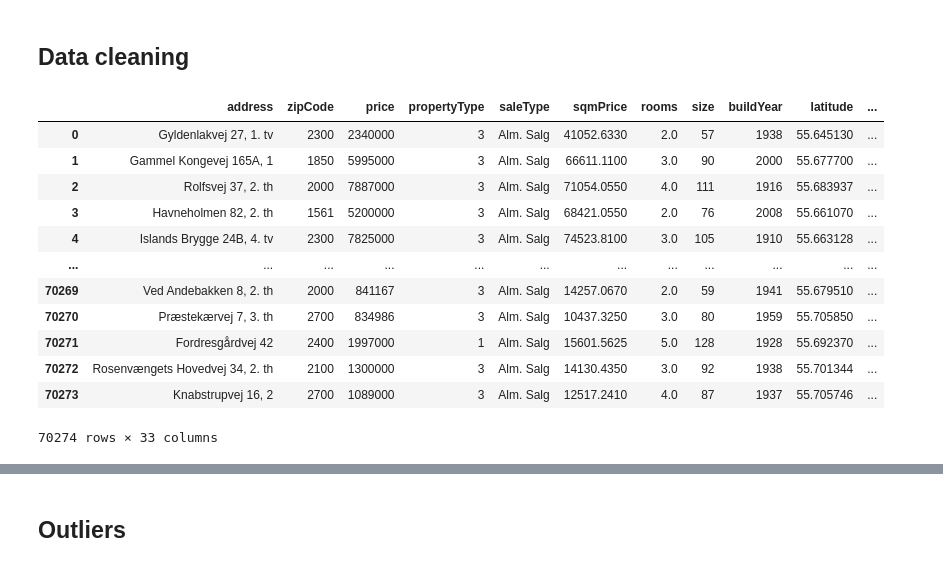
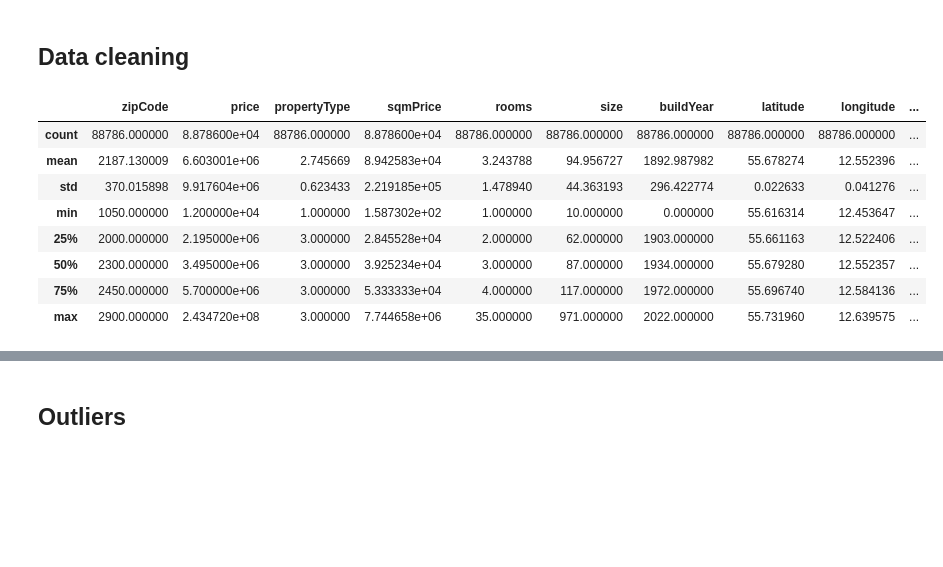
Before and after one commit to yapicikerem/ISDS_G9, a Jupyter notebook: Exam_G9.ipynb, the cells around one changed output, grey strips where cells are left out. Saved outputs shown, nothing was run; the diff lists cells and outputs as text; code cells hidden in the pictures; blank space fills up the shorter version.

```diff
--- a/Exam_G9.ipynb
+++ b/Exam_G9.ipynb
@@ -93,32 +88,25 @@ list.extend(non_relevant)
 
 # dropping lists
 boliga = boliga.drop(columns=list)
+# %%
+boliga.describe()
+# %% [output]
+|  | zipCode | price | propertyType | sqmPrice | rooms | size | buildYear | latitude | longitude | ... |
+| count | 88786.000000 | 8.878600e+04 | 88786.000000 | 8.878600e+04 | 88786.000000 | 88786.000000 | 88786.000000 | 88786.000000 | 88786.000000 | ... |
+| mean | 2187.130009 | 6.603001e+06 | 2.745669 | 8.942583e+04 | 3.243788 | 94.956727 | 1892.987982 | 55.678274 | 12.552396 | ... |
+| std | 370.015898 | 9.917604e+06 | 0.623433 | 2.219185e+05 | 1.478940 | 44.363193 | 296.422774 | 0.022633 | 0.041276 | ... |
+| min | 1050.000000 | 1.200000e+04 | 1.000000 | 1.587302e+02 | 1.000000 | 10.000000 | 0.000000 | 55.616314 | 12.453647 | ... |
+| 25% | 2000.000000 | 2.195000e+06 | 3.000000 | 2.845528e+04 | 2.000000 | 62.000000 | 1903.000000 | 55.661163 | 12.522406 | ... |
+| 50% | 2300.000000 | 3.495000e+06 | 3.000000 | 3.925234e+04 | 3.000000 | 87.000000 | 1934.000000 | 55.679280 | 12.552357 | ... |
+| 75% | 2450.000000 | 5.700000e+06 | 3.000000 | 5.333333e+04 | 4.000000 | 117.000000 | 1972.000000 | 55.696740 | 12.584136 | ... |
+| max | 2900.000000 | 2.434720e+08 | 3.000000 | 7.744658e+06 | 35.000000 | 971.000000 | 2022.000000 | 55.731960 | 12.639575 | ... |
 # %%
-#boliga.describe()
-
-# check buildYear, ejendomsværdiskat, grundskyld, monthlyPropertyTax, lotSize, evaluationPrice, latesstRebuildYear, appartmentsWithKitchensQuantity, toiletQuantity, bathroomQuantity
+# checking relevant variables for zero value
 
 boliga['bathroomQuantity'].unique()
 
 # dropping columns with 0 values
-
-boliga = boliga.loc[(boliga[['buildYear', 'ejendomsværdiskat','grundskyld', 'monthlyPropertyTax', 'appartmentsWithKitchensQuantity', 'toiletQuantity', 'bathroomQuantity']] != 0).all(axis=1)].reset_index(drop=True)
-
-boliga
+boliga = boliga.loc[(boliga[['buildYear', 'ejendomsværdiskat','grundskyld', 'monthlyPropertyTax', 'toiletQuantity', 'bathroomQuantity']] != 0).all(axis=1)].reset_index(drop=True)
-# %% [output]
-|  | address | zipCode | price | propertyType | saleType | sqmPrice | rooms | size | buildYear | latitude | ... |
-| 0 | Gyldenlakvej 27, 1. tv | 2300 | 2340000 | 3 | Alm. Salg | 41052.6330 | 2.0 | 57 | 1938 | 55.645130 | ... |
-| 1 | Gammel Kongevej 165A, 1 | 1850 | 5995000 | 3 | Alm. Salg | 66611.1100 | 3.0 | 90 | 2000 | 55.677700 | ... |
-| 2 | Rolfsvej 37, 2. th | 2000 | 7887000 | 3 | Alm. Salg | 71054.0550 | 4.0 | 111 | 1916 | 55.683937 | ... |
-| 3 | Havneholmen 82, 2. th | 1561 | 5200000 | 3 | Alm. Salg | 68421.0550 | 2.0 | 76 | 2008 | 55.661070 | ... |
-| 4 | Islands Brygge 24B, 4. tv | 2300 | 7825000 | 3 | Alm. Salg | 74523.8100 | 3.0 | 105 | 1910 | 55.663128 | ... |
-| ... | ... | ... | ... | ... | ... | ... | ... | ... | ... | ... | ... |
-| 70269 | Ved Andebakken 8, 2. th | 2000 | 841167 | 3 | Alm. Salg | 14257.0670 | 2.0 | 59 | 1941 | 55.679510 | ... |
-| 70270 | Præstekærvej 7, 3. th | 2700 | 834986 | 3 | Alm. Salg | 10437.3250 | 3.0 | 80 | 1959 | 55.705850 | ... |
-| 70271 | Fordresgårdvej 42 | 2400 | 1997000 | 1 | Alm. Salg | 15601.5625 | 5.0 | 128 | 1928 | 55.692370 | ... |
-| 70272 | Rosenvængets Hovedvej 34, 2. th | 2100 | 1300000 | 3 | Alm. Salg | 14130.4350 | 3.0 | 92 | 1938 | 55.701344 | ... |
-| 70273 | Knabstrupvej 16, 2 | 2700 | 1089000 | 3 | Alm. Salg | 12517.2410 | 4.0 | 87 | 1937 | 55.705746 | ... |
-70274 rows × 33 columns
 # %%
 boliga.describe()
 # %% [output]
```
Also changed, not shown: parts of 9 cells of this notebook, 1 other file.
